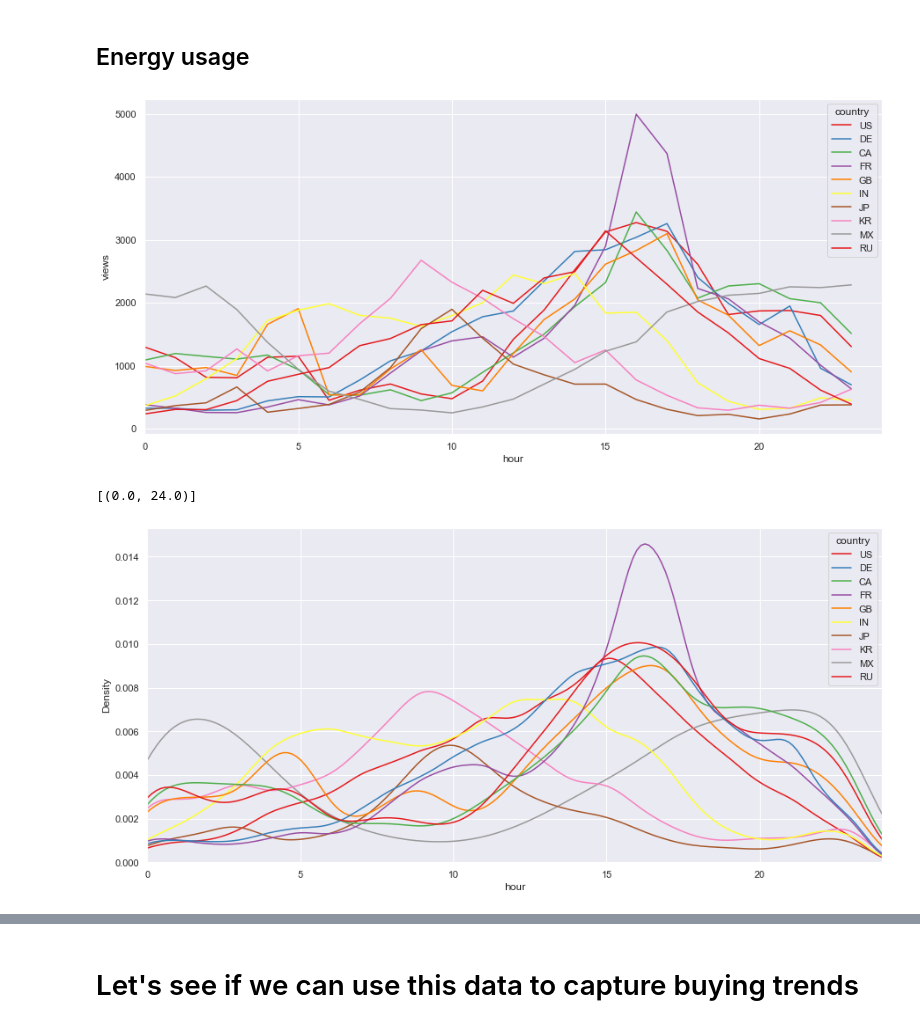
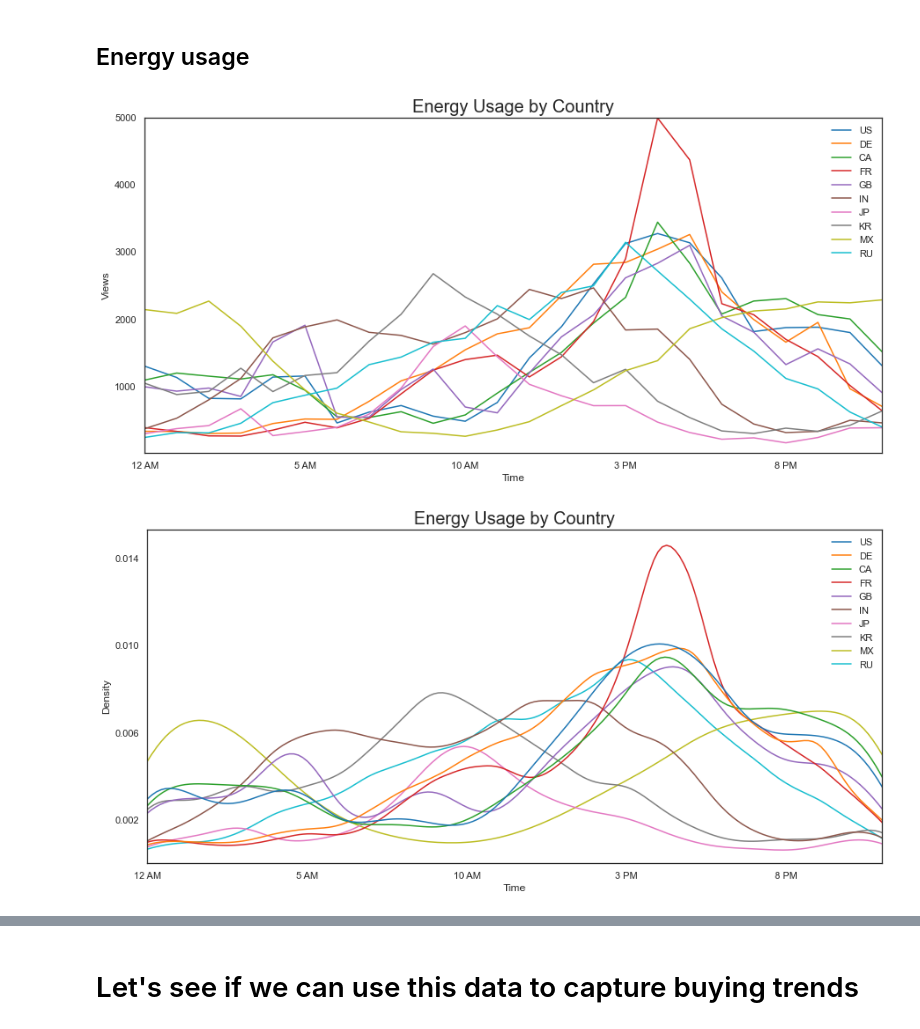
Before and after one commit to danielosetiawan/YouTube-EDA, a Jupyter notebook: youtube ipynb.ipynb, the cells around one changed output, grey strips where cells are left out. Cells and saved outputs as stored; diff of their text form; code cells hidden in the pictures.

```diff
--- a/youtube ipynb.ipynb
+++ b/youtube ipynb.ipynb
@@ -103,10 +106,14 @@ df.tail(2)
 | 315892 | 9c-eJf_BcMw | 2018-01-02 | Снежная королева 3. Огонь и лед | Три богатыря | 2018-01-01 09:00:13+00:00 | Снежная королева|"Снежная королев... | 100049 | 1732 | 138 | ... |
 # %% [markdown]
 # Analysis
+# %%
+sns.set(rc = {'figure.figsize':(15, 7)})
+sns.set_style('white')
 # %%
 # lets also mutate columns for better analysis
 
-df['like_pct'] = 100 * round(df['likes'] / (df['likes'] + df['dislikes']), 2) # ratio of likes to dislikes
+df['like_feedback'] = 100 * round(df['comment_count'] / (df['likes']), 2) # engagement ratio
+df['dislike_feedback'] = 100 * round(df['comment_count'] / (df['dislikes']), 2) # engagement ratio
 df['len_title'] = df['title'].str.findall(r'[.]*').str.len() # count chars in title
 df['len_desc'] = df['description'].str.split(' ').str.len() # count chars in desc
 df['pct_cap'] = 100 * round(df['title'].str.findall(r'[A-Z]').str.len() /
@@ -312,18 +358,34 @@ df_tag = df_tag[df_tag['tags'].isin(top10_tags)]
 # %%
 # as we can see, there's a prime correlation between viewership and content publish time.
 # Since we'll be analyzing energy usage, I'll be taking advantage of this correlation
 # by using publish time to pinpoint peak hours.
 
 data = df.groupby(['country', 'hour']).agg({'views':'count'}).reset_index()
-sns.lineplot(data=data, x='hour', y='views', hue='country', palette='Set1',
-            hue_order=countries).set(xlim=(0, 24))
+fig1 = sns.lineplot(data = data, x = 'hour', y = 'views', hue = 'country', palette = 'tab10',
+            hue_order=countries)
+
+fig1.set(xlim = (0, 23), xlabel = 'Time',
+        ylim = (0, 5e3), ylabel = 'Views',
+        xticks = [0, 5, 10, 15, 20],
+        xticklabels = ['12 AM', '5 AM', '10 AM', '3 PM', '8 PM'],
+        yticklabels = ['', 1000, 2000, 3000, 4000, 5000])
+
+plt.legend(frameon = False)
+plt.title('Energy Usage by Country', fontsize = 20)
 plt.show()
 
-sns.kdeplot(data=df, x='hour', hue='country', palette='Set1').set(xlim=(0, 24))
+fig2 = sns.kdeplot(data = df, x = 'hour', hue = 'country', palette = 'tab10')
+fig2.set(xlim = (0, 23), xlabel = 'Time',
+        xticks = [0, 5, 10, 15, 20],
+        xticklabels = ['12 AM', '5 AM', '10 AM', '3 PM', '8 PM'],
+        yticks = [0.002, 0.006, 0.010, 0.014])
+
+sns.move_legend(fig2, loc = 'upper right', frameon = False, title = '')
+plt.title('Energy Usage by Country', fontsize = 20)
+plt.show()
 # %% [output]
-[figure, old version]
+[figure, new version]
-[(0.0, 24.0)]
-[figure, old version]
+[figure, new version]
 # %%
 # based on the density plot, we can see peak hours throughout the week
 # It feels fairly consistent throughout the mornings, with one exception.
```
Also changed, not shown: parts of 41 cells of this notebook, 19 other files.
